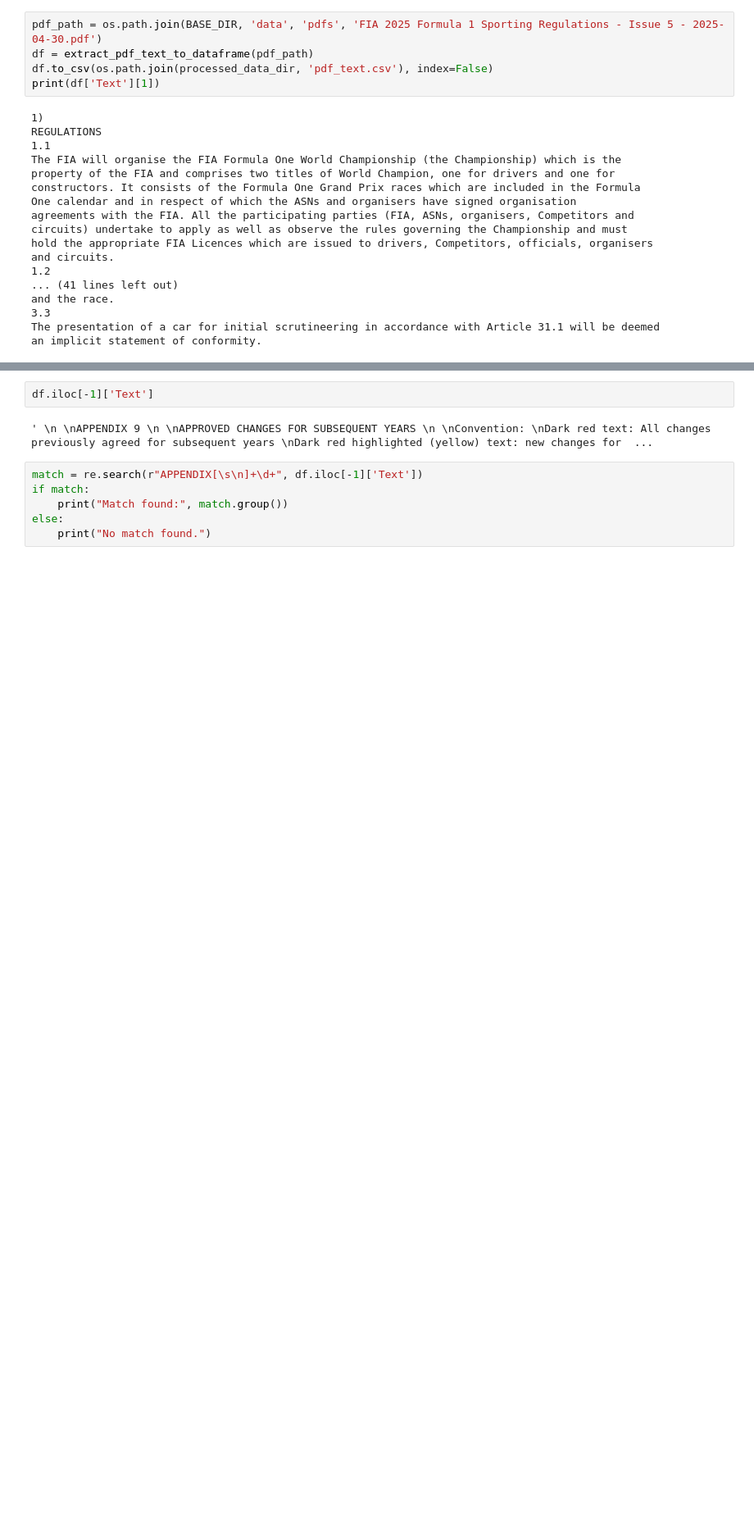
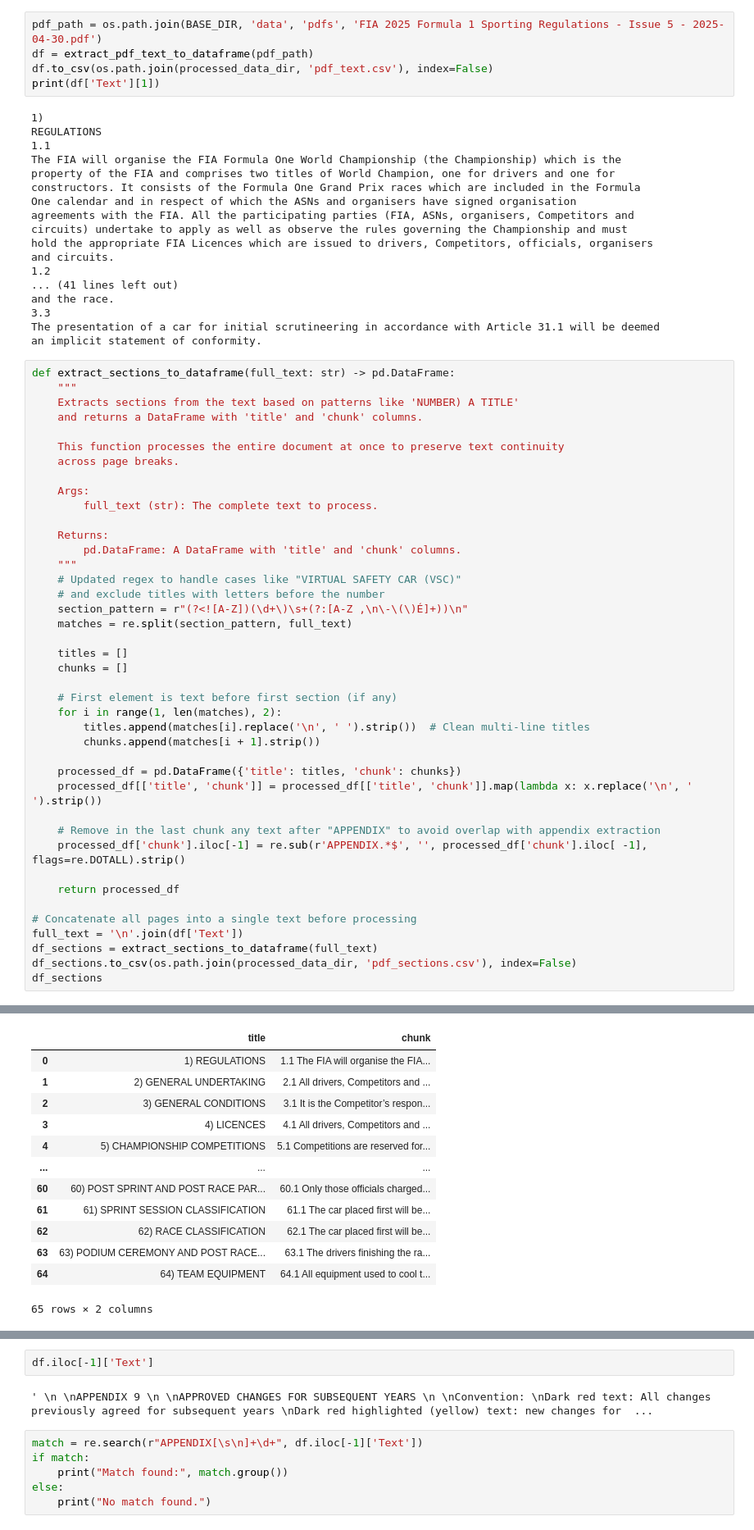
Before and after one commit to FabienRoussel/F1-regulation-RAG-2025, a Jupyter notebook: src/processing/processing_text.ipynb, the cells around one changed output, grey strips where cells are left out. Shown: that part at 82% size. Cells and saved outputs as stored; diff of their text form; blank space fills up the shorter version.

```diff
--- a/src/processing/processing_text.ipynb
+++ b/src/processing/processing_text.ipynb
@@ -86,3 +83,45 @@ and the race.
 3.3
 The presentation of a car for initial scrutineering in accordance with Article 31.1 will be deemed
 an implicit statement of conformity.
+# %%
+def extract_sections_to_dataframe(full_text: str) -> pd.DataFrame:
+    """
+    Extracts sections from the text based on patterns like 'NUMBER) A TITLE'
+    and returns a DataFrame with 'title' and 'chunk' columns.
+
+    This function processes the entire document at once to preserve text continuity
+    across page breaks.
+
+    Args:
+        full_text (str): The complete text to process.
+
+    Returns:
+        pd.DataFrame: A DataFrame with 'title' and 'chunk' columns.
+    """
+    # Updated regex to handle cases like "VIRTUAL SAFETY CAR (VSC)"
+    # and exclude titles with letters before the number
+    section_pattern = r"(?<![A-Z])(\d+\)\s+(?:[A-Z ,\n\-\(\)É]+))\n"
+    matches = re.split(section_pattern, full_text)
+
+    titles = []
+    chunks = []
+
+    # First element is text before first section (if any)
+    for i in range(1, len(matches), 2):
+        titles.append(matches[i].replace('\n', ' ').strip())  # Clean multi-line titles
+        chunks.append(matches[i + 1].strip())
+
+    processed_df = pd.DataFrame({'title': titles, 'chunk': chunks})
+    processed_df[['title', 'chunk']] = processed_df[['title', 'chunk']].map(lambda x: x.replace('\n', ' ').strip())
+
+    # Remove in the last chunk any text after "APPENDIX" to avoid overlap with appendix extraction
+    processed_df['chunk'].iloc[-1] = re.sub(r'APPENDIX.*$', '', processed_df['chunk'].iloc[ -1], flags=re.DOTALL).strip()
+
+    return processed_df
+
+# Concatenate all pages into a single text before processing
+full_text = '\n'.join(df['Text'])
+df_sections = extract_sections_to_dataframe(full_text)
+df_sections.to_csv(os.path.join(processed_data_dir, 'pdf_sections.csv'), index=False)
+df_sections
+# %% [output]
@@ -88,0 +138,13 @@ an implicit statement of conformity.
+|  | title | chunk |
+| 0 | 1) REGULATIONS | 1.1 The FIA will organise the FIA... |
+| 1 | 2) GENERAL UNDERTAKING | 2.1 All drivers, Competitors and ... |
+| 2 | 3) GENERAL CONDITIONS | 3.1 It is the Competitor’s respon... |
+| 3 | 4) LICENCES | 4.1 All drivers, Competitors and ... |
+| 4 | 5) CHAMPIONSHIP COMPETITIONS | 5.1 Competitions are reserved for... |
+| ... | ... | ... |
+| 60 | 60) POST SPRINT AND POST RACE PAR... | 60.1 Only those officials charged... |
+| 61 | 61) SPRINT SESSION CLASSIFICATION | 61.1 The car placed first will be... |
+| 62 | 62) RACE CLASSIFICATION | 62.1 The car placed first will be... |
+| 63 | 63) PODIUM CEREMONY AND POST RACE... | 63.1 The drivers finishing the ra... |
+| 64 | 64) TEAM EQUIPMENT | 64.1 All equipment used to cool t... |
+65 rows × 2 columns
```
Also changed, not shown: parts of 11 cells of this notebook, 11 other files.
